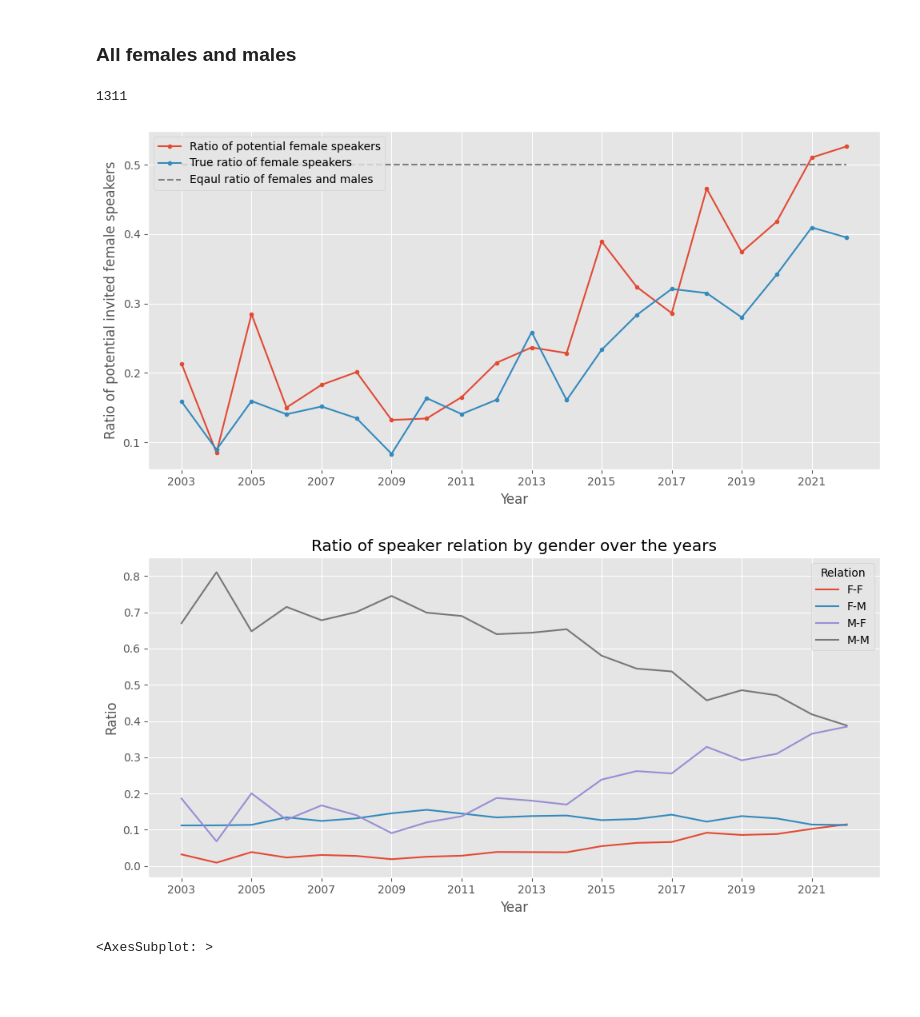
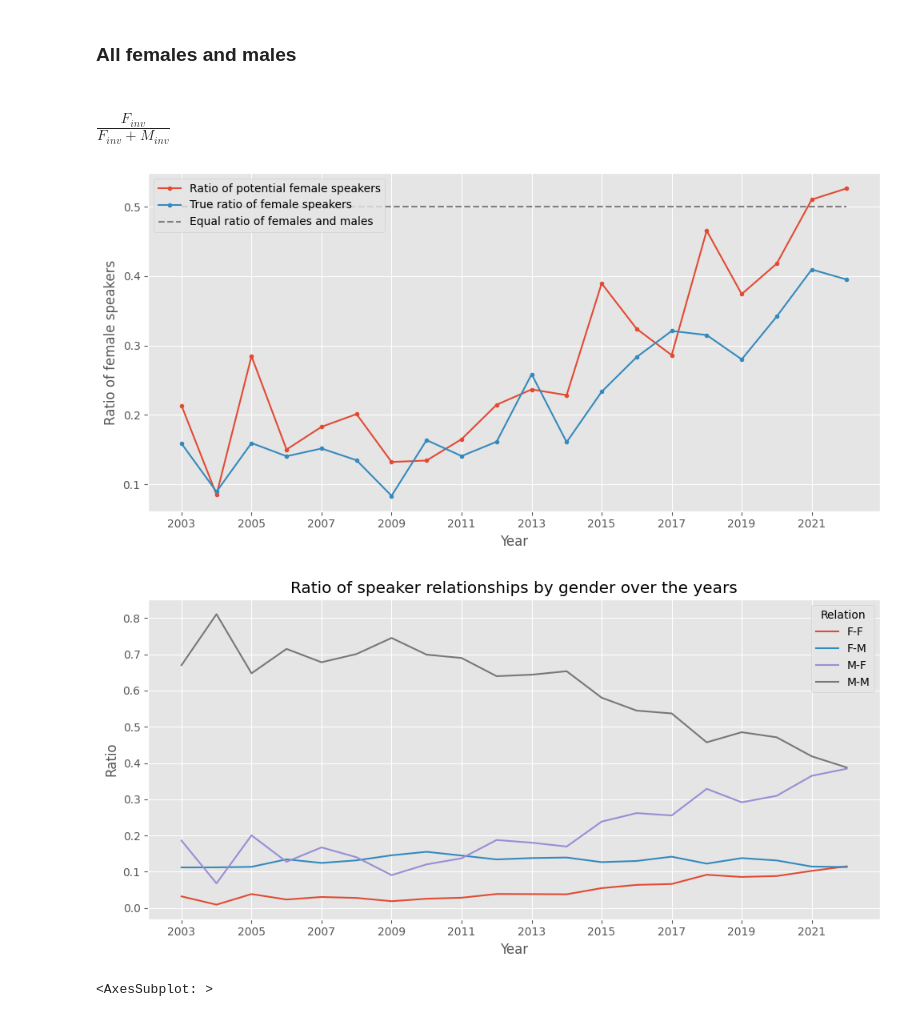
Before and after one commit to mariespedersen/Thesis_github, a Jupyter notebook: Similarity_Matching.ipynb, the cells around one changed output. Cells and saved outputs as stored; diff of their text form; code cells hidden in the pictures; blank space fills up the shorter version.

```diff
--- a/Similarity_Matching.ipynb
+++ b/Similarity_Matching.ipynb
@@ -370,11 +367,0 @@ plt.show()
-# %%
-ratio_list = []
-age_group_order = ['0-5', '5-10', '10-15', '15-20', '>20']
-for age in tqdm(age_group_order):
-    df_filtered = df[df['Age Group'] == age]
-
-    ratio_mean, _ = Nearest_Neighbor(df_filtered, k=10, q=0.9, n=1000, print_results=False)
-    ratio_list.append(ratio_mean)
-
-# ratio_list = np.array(ratio_list).reshape(20,5)
-# ratio_list
@@ -388,6 +369,8 @@ plt.show
 # Similarity on source
 # %% [markdown]
 ### All females and males
+# %% [markdown]
+### $\frac{F_{inv}}{F_{inv}+M_{inv}}$
 # %%
 # Takes ~1.5 minute
 total_list = []
@@ -429,10 +412,6 @@ for year in tqdm(range(2003,2023)):
 
     ### Take the mean of the all the ratios for the year
     total_list.append(np.nanmean(mean_list))
-# %%
-len(df_Invited)
-# %% [output]
-1311
 # %%
 ### Plot the result
 fig = plt.figure(figsize=(10,5))
@@ -450,7 +429,7 @@ plt.tight_layout()
 # plt.savefig(image_path+'image1.pdf')
 plt.show()
 # %% [output]
-[figure, old version]
+[figure, new version]
 # %%
 df2 = pd.DataFrame(columns=['True speaker', 'Potential speaker','Control','Year'])
 
@@ -506,16 +485,17 @@ for year in tqdm(range(2003,2023)):
     df1['Year'] = year
     df2 = pd.concat([df2,df1],axis=0)
 # %%
+# Check the distribution of relationsshipts between females and male neighbors
 df2.groupby('Year')['Control'].value_counts(normalize=True).unstack().plot(kind='line',figsize=(10,5))
 plt.xticks(range(2003,2023,2))
 plt.xlabel('Year')
 plt.ylabel('Ratio')
-plt.title("Ratio of speaker relation by gender over the years")
+plt.title("Ratio of speaker relationships by gender over the years")
 legend = plt.legend()
 legend.set_title('Relation')
 plt.tight_layout()
 # %% [output]
-[figure, old version]
+[figure, new version]
 # %%
 df2['Control'].value_counts(normalize=True).plot(kind='bar')
 # %% [output]
```
Also changed, not shown: parts of 14 cells of this notebook.
